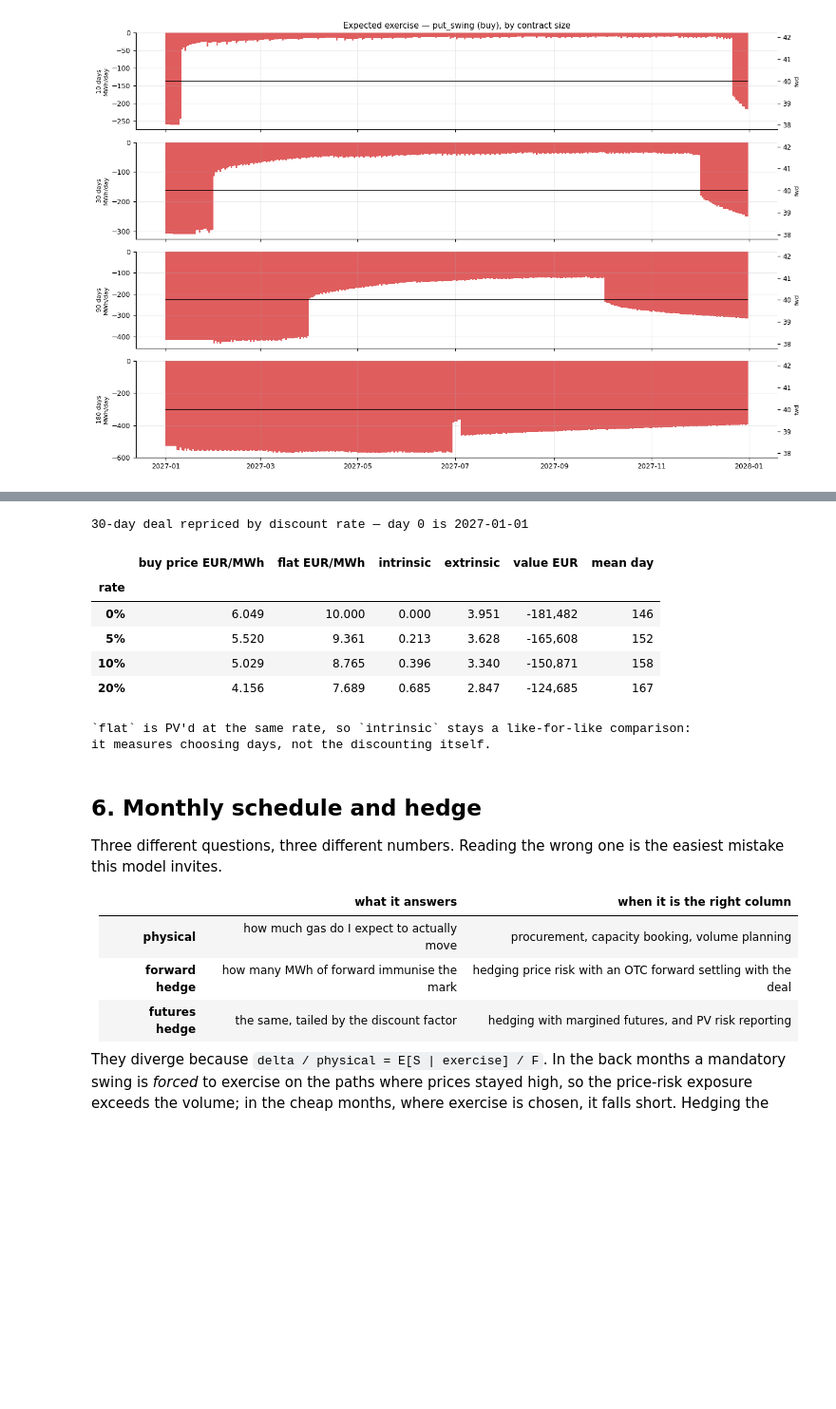
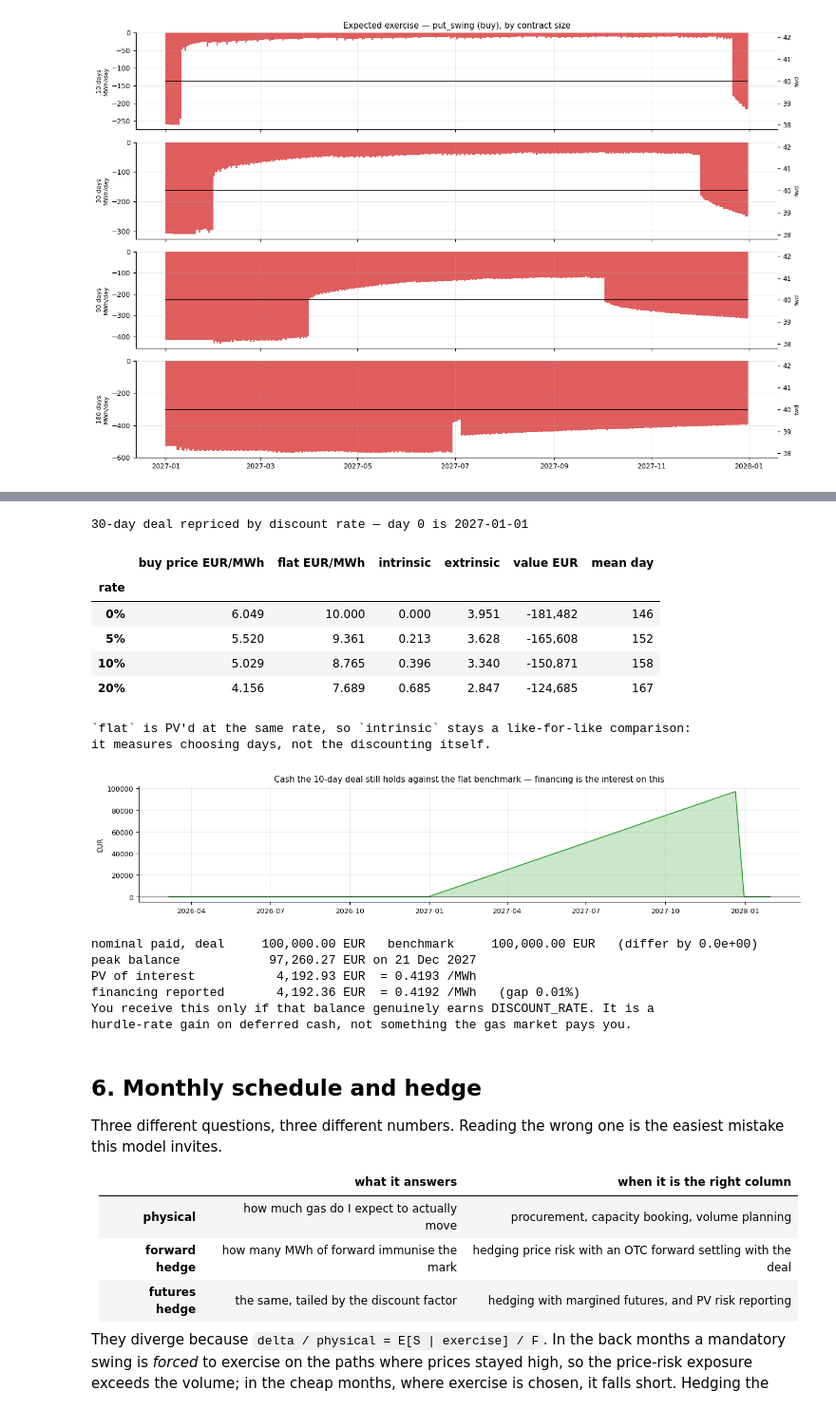
Before and after one commit to dmitry-goryunov/Storage, a Jupyter notebook: Products.ipynb, the cells around one changed output, grey strips where cells are left out. Shown at 95% size. Drawn from its saved outputs; the diff is of its cells as text; code cells hidden in the pictures; blank space fills up the shorter version.

```diff
--- a/Products.ipynb
+++ b/Products.ipynb
@@ -468,32 +475,78 @@ the value. A buyer defers to keep the cash; a seller accelerates to get it.
 # %%
 rows = []
 for rate in (0.0, 0.05, DISCOUNT_RATE, 0.20):
     s, r, g = price(30, discount_rate=rate)
     ex = np.abs(np.asarray(s.exp_ex[:s.n_t]))
     rows.append({"rate": rate,
                  f"{SIDE} price EUR/MWh": g["price_per_mwh"],
                  "flat EUR/MWh": r["flat_metric"],
                  "intrinsic": r["intrinsic"], "extrinsic": r["extrinsic"],
                  "value EUR": g["v0"],
                  "mean day": float(np.dot(np.arange(s.n_t), ex) / ex.sum()) - s.Dt})
 rates = pd.DataFrame(rows).set_index("rate")
 display(rates.style.format({f"{SIDE} price EUR/MWh": "{:.3f}", "flat EUR/MWh": "{:.3f}",
                             "intrinsic": "{:.3f}", "extrinsic": "{:.3f}",
                             "value EUR": "{:,.0f}", "mean day": "{:.0f}"})
         .format_index("{:.0%}")
         .set_caption(f"30-day deal repriced by discount rate — day 0 is {START}"))
 print("`flat` is PV'd at the same rate, so `intrinsic` stays a like-for-like comparison:")
 print("it measures choosing days, not the discounting itself.")
+
+# ---- the financing leg as cash you actually hold -------------------------------
+# `financing` is not an accounting artefact: it is interest on money the deal has
+# not paid out yet. Both schedules move the same gas at the same prices, so their
+# nominal totals are identical and only the timing differs. The balance between
+# them earns DISCOUNT_RATE, and the PV of that interest is the financing number.
+_s, _r, _g = price(DAY_COUNTS[0])
+_det, _ = sm.run_valuation(CURVE, dict(
+    product_type=PRODUCT_TYPE, valDate=VAL_DATE, storageStart=START, storageEnd=END,
+    capacity_mwh=DAY_COUNTS[0] * MWH_PER_DAY, daily_max=MWH_PER_DAY,
+    clips_per_day=CLIPS_PER_DAY, vol=VOL, sMR=SMR, strike=STRIKE,
+    discount_rate=DISCOUNT_RATE, n_p_full=0, run_intrinsic=False))
+_n, _w = _det.n_t, slice(_det.Dt, _det._active)
+_net = np.asarray(_det.price_curve, float)[:_n] - STRIKE
+_vol = np.abs(np.asarray(_det.exp_ex[:_n]))
+_V = _vol.sum()
+_cash_deal = _vol * _net
+_cash_bench = np.zeros(_n); _cash_bench[_w] = _V / (_det._active - _det.Dt) * _net[_w]
+_bal = np.cumsum(_cash_bench - _cash_deal)          # + = money the deal still holds
+_pv_int = float(np.dot(_det.d_curve[:_n], DISCOUNT_RATE * _bal / 365.25))
+_dates = pd.DatetimeIndex(_det.date_span)[:_n]
+
+fig, ax = plt.subplots(figsize=(13, 2.8))
+ax.fill_between(_dates, _bal, 0, color="tab:green", alpha=.25)
+ax.plot(_dates, _bal, color="tab:green", lw=1.2)
+ax.axhline(0, color="black", lw=.8)
+ax.set_ylabel("EUR"); ax.set_title(
+    f"Cash the {DAY_COUNTS[0]}-day deal still holds against the flat benchmark "
+    f"— financing is the interest on this")
+plt.tight_layout(); plt.show()
+
+print(f"nominal paid, deal {_cash_deal.sum():>14,.2f} EUR   benchmark {_cash_bench.sum():>14,.2f} EUR"
+      f"   (differ by {abs(_cash_deal.sum() - _cash_bench.sum()):.1e})")
+print(f"peak balance       {_bal.max():>14,.2f} EUR on {_dates[int(_bal.argmax())]:%d %b %Y}")
+print(f"PV of interest     {_pv_int:>14,.2f} EUR  = {_pv_int / _V:.4f} /MWh")
+print(f"financing reported {_g['financing'] * _V:>14,.2f} EUR  = {_g['financing']:.4f} /MWh"
+      f"   (gap {abs(_pv_int - _g['financing'] * _V) / max(abs(_pv_int), 1):.2%})")
+print("You receive this only if that balance genuinely earns DISCOUNT_RATE. It is a")
+print("hurdle-rate gain on deferred cash, not something the gas market pays you.")
 # %% [output]
 30-day deal repriced by discount rate — day 0 is 2027-01-01
 |  | buy price EUR/MWh | flat EUR/MWh | intrinsic | extrinsic | value EUR | mean day |
 | rate |  |  |  |  |  |  |
 | 0% | 6.049 | 10.000 | 0.000 | 3.951 | -181,482 | 146 |
 | 5% | 5.520 | 9.361 | 0.213 | 3.628 | -165,608 | 152 |
 | 10% | 5.029 | 8.765 | 0.396 | 3.340 | -150,871 | 158 |
 | 20% | 4.156 | 7.689 | 0.685 | 2.847 | -124,685 | 167 |
 `flat` is PV'd at the same rate, so `intrinsic` stays a like-for-like comparison:
 it measures choosing days, not the discounting itself.
+[figure, added]
+nominal paid, deal     100,000.00 EUR   benchmark     100,000.00 EUR   (differ by 0.0e+00)
+peak balance            97,260.27 EUR on 21 Dec 2027
+PV of interest           4,192.93 EUR  = 0.4193 /MWh
+financing reported       4,192.36 EUR  = 0.4192 /MWh   (gap 0.01%)
+You receive this only if that balance genuinely earns DISCOUNT_RATE. It is a
+hurdle-rate gain on deferred cash, not something the gas market pays you.
 # %% [markdown]
 ## 6. Monthly schedule and hedge
 
```
Also changed, not shown: parts of 3 cells of this notebook, 4 other files.
